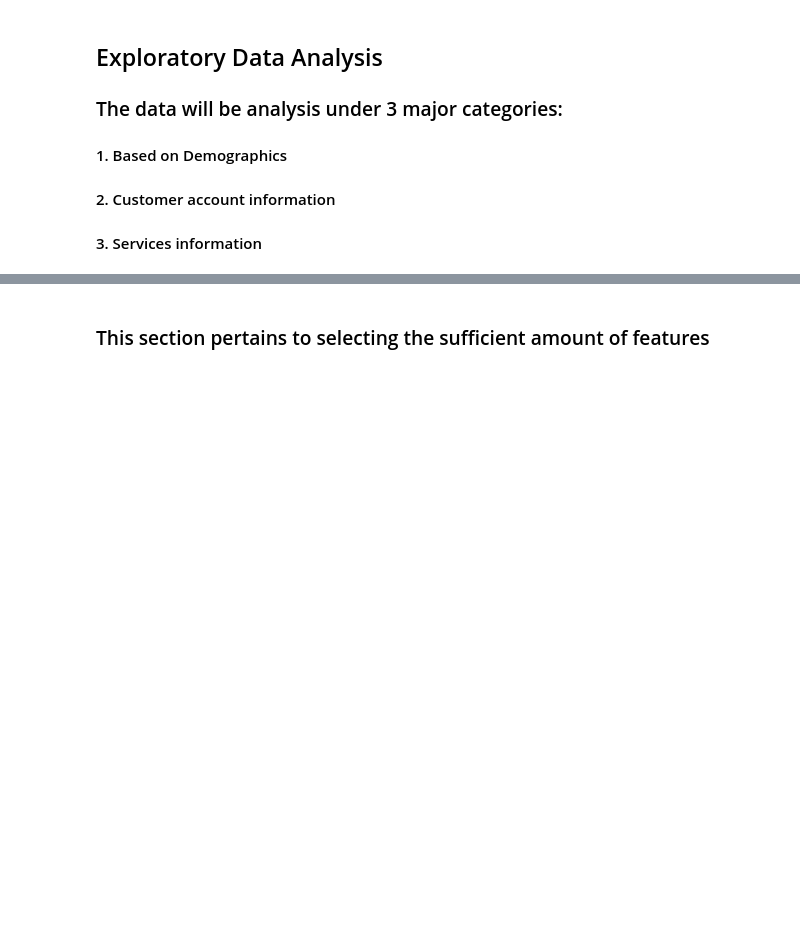
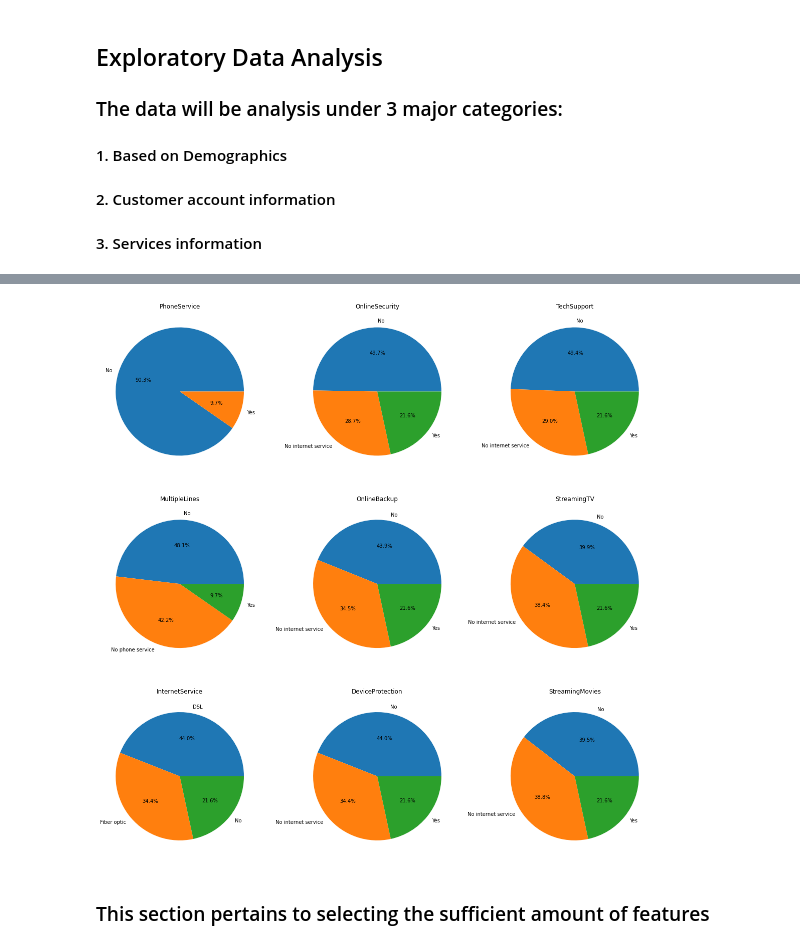
Before and after one commit to vvenkatesh-ML/Customer-Churn, a Jupyter notebook: Customer_Churn_Predictor.ipynb, the cells around one changed output, grey strips where cells are left out. Cells and saved outputs as stored; diff of their text form; code cells hidden in the pictures; blank space fills up the shorter version.

```diff
--- a/Customer_Churn_Predictor.ipynb
+++ b/Customer_Churn_Predictor.ipynb
@@ -106,3 +162,32 @@ figure, axes = plt.subplots(nrows=2, ncols=2,figsize=(12,10))
+# %%
+services = ['PhoneService','MultipleLines','InternetService','OnlineSecurity',
+           'OnlineBackup','DeviceProtection','TechSupport','StreamingTV','StreamingMovies']
+
+fig, axes = plt.subplots(3, 3, figsize=(20, 20))
+
+for i, item in enumerate(services):
+    if i < 3:
+        ax = axes[i, 0]
+        label_type = df.groupby(item).agg('count')
+        label = label_type.customerID.index
+        ax.pie(df[item].value_counts(), labels = label, autopct = '%1.1f%%')
+        ax.set_title(item)
+
+    elif i >=3 and i < 6:
+        ax2 = axes[i-3, 1]
+        label_type = df.groupby(item).agg('count')
+        label = label_type.customerID.index
+        ax2.pie(df[item].value_counts(), labels = label, autopct = '%1.1f%%')
+        ax2.set_title(item)
+
+    elif i < 9:
+        ax3 = axes[i-6, 2]
+        label_type = df.groupby(item).agg('count')
+        label = label_type.customerID.index
+        ax3.pie(df[item].value_counts(), labels = label, autopct = '%1.1f%%')
+        ax3.set_title(item)
+# %% [output]
+[figure, added]
 # %% [markdown]
 ### This section pertains to selecting the sufficient amount of features
 # %%
```
Also changed, not shown: parts of 10 cells of this notebook.
